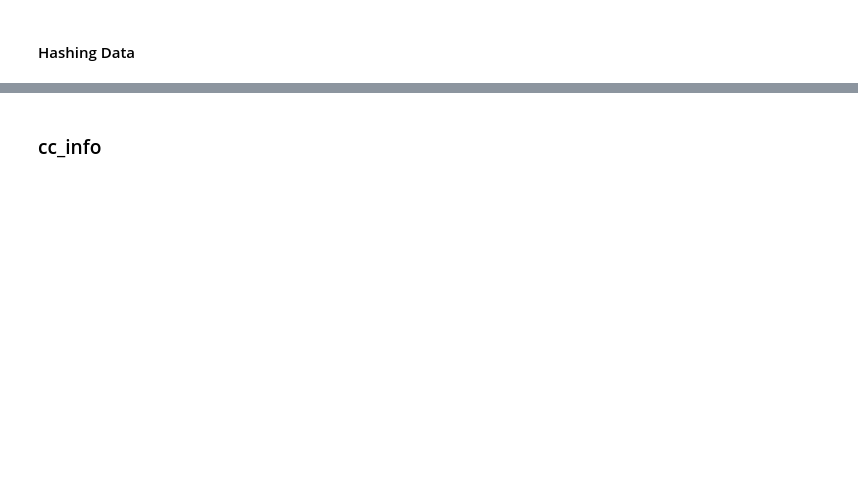
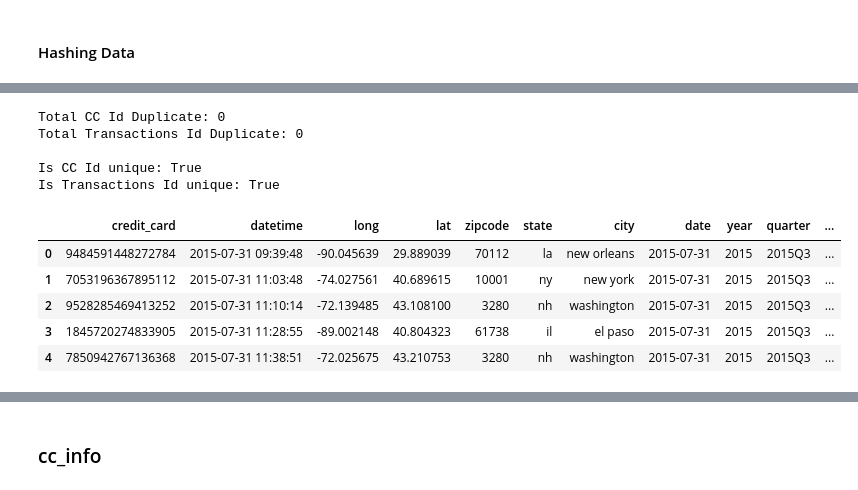
Before and after one commit to Pra5etya/Credit-Card-Fraud-Transactions, a Jupyter notebook: etl/data_exploration.ipynb, the cells around one changed output, grey strips where cells are left out. Saved outputs shown, nothing was run; the diff lists cells and outputs as text; code cells hidden in the pictures; blank space fills up the shorter version.

```diff
--- a/etl/data_exploration.ipynb
+++ b/etl/data_exploration.ipynb
@@ -1543,4 +1730,4 @@ plt.show()
 # %%
 #
-pickle_data = raw_cc_df.copy()
-pickle_data.info()
+pickle_clean = raw_cc_df.copy()
+pickle_clean.info()
@@ -1558,9 +1753,9 @@ pickle_data.head()
 #### Hashing Data
 # %%
 # Add key column
-pickle_data['cc_id'] = pickle_data.index.astype(str) + '-' + np.random.random(len(pickle_data)).astype(str)
-pickle_data['trx_id'] = pickle_data.index.astype(str) + '-' + np.random.random(len(pickle_data)).astype(str)
+pickle_clean['cc_id'] = pickle_clean.index.astype(str) + '-' + np.random.random(len(pickle_clean)).astype(str)
+pickle_clean['trx_id'] = pickle_clean.index.astype(str) + '-' + np.random.random(len(pickle_clean)).astype(str)
 
 # check specific duplicate
-print(f"Total Specific Duplicate: {pickle_data['credit_card'].duplicated().sum()}")
-print(f"Total Specific Duplicate: {pickle_data['trx_id'].duplicated().sum()}")
+print(f"Total Specific Duplicate: {pickle_clean['credit_card'].duplicated().sum()}")
+print(f"Total Specific Duplicate: {pickle_clean['trx_id'].duplicated().sum()}")
@@ -1573,7 +1771,7 @@ def hash_with_sha256(value):
     return hashlib.sha256(value.encode()).hexdigest()
 
 # Terapkan fungsi hashing ke kolom yang diinginkan
-pickle_data['cc_id'] = pickle_data['cc_id'].apply(hash_with_sha256)
-pickle_data['trx_id'] = pickle_data['trx_id'].apply(hash_with_sha256)
+pickle_clean['cc_id'] = pickle_clean['cc_id'].apply(hash_with_sha256)
+pickle_clean['trx_id'] = pickle_clean['trx_id'].apply(hash_with_sha256)
 
-pickle_data.head()
+pickle_clean.head()
@@ -1580,14 +1785,27 @@ pickle_data.head()
 # %%
 # Check Duplicate
-print(f'Total CC Id Duplicate: {pickle_data["cc_id"].duplicated().sum()}')
-print(f'Total Transactions Id Duplicate: {pickle_data["trx_id"].duplicated().sum()}\n')
+print(f'Total CC Id Duplicate: {pickle_clean["cc_id"].duplicated().sum()}')
+print(f'Total Transactions Id Duplicate: {pickle_clean["trx_id"].duplicated().sum()}\n')
 
 # Check unique table
-print(f'Is CC Id unique: {pickle_data["cc_id"].is_unique}')
-print(f'Is Transactions Id unique: {pickle_data["trx_id"].is_unique}')
+print(f'Is CC Id unique: {pickle_clean["cc_id"].is_unique}')
+print(f'Is Transactions Id unique: {pickle_clean["trx_id"].is_unique}')
+# %% [output]
+Total CC Id Duplicate: 0
+Total Transactions Id Duplicate: 0
+
+Is CC Id unique: True
+Is Transactions Id unique: True
 # %%
-pickle_data = pickle_data.sort_values(by = 'datetime', ascending = True).reset_index(drop = True)
-pickle_data.head()
+pickle_clean = pickle_clean.sort_values(by = 'datetime', ascending = True).reset_index(drop = True)
+pickle_clean.head()
+# %% [output]
+|  | credit_card | datetime | long | lat | zipcode | state | city | date | year | quarter | ... |
+| 0 | 9484591448272784 | 2015-07-31 09:39:48 | -90.045639 | 29.889039 | 70112 | la | new orleans | 2015-07-31 | 2015 | 2015Q3 | ... |
+| 1 | 7053196367895112 | 2015-07-31 11:03:48 | -74.027561 | 40.689615 | 10001 | ny | new york | 2015-07-31 | 2015 | 2015Q3 | ... |
+| 2 | 9528285469413252 | 2015-07-31 11:10:14 | -72.139485 | 43.108100 | 3280 | nh | washington | 2015-07-31 | 2015 | 2015Q3 | ... |
+| 3 | 1845720274833905 | 2015-07-31 11:28:55 | -89.002148 | 40.804323 | 61738 | il | el paso | 2015-07-31 | 2015 | 2015Q3 | ... |
+| 4 | 7850942767136368 | 2015-07-31 11:38:51 | -72.025675 | 43.210753 | 3280 | nh | washington | 2015-07-31 | 2015 | 2015Q3 | ... |
 # %%
 # Tentukan folder tujuan
 dir_name = 'datamart'
```
Also changed, not shown: parts of 58 cells of this notebook, 9 other files.
